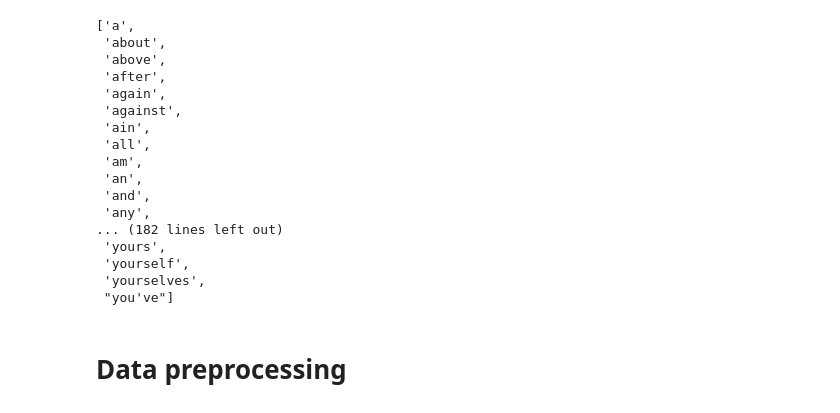
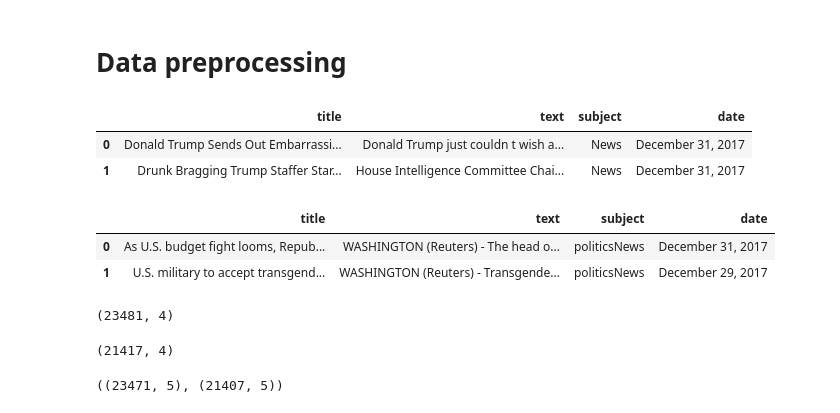
Before and after one commit to ayushkaushikak/FAKE-and-REAL-News-Detection-Using-Machine-Learning, a Jupyter notebook: Fake News Prediction.ipynb, the cells around one changed output. Cells and saved outputs as stored; diff of their text form; code cells hidden in the pictures.

```diff
--- a/Fake News Prediction.ipynb
+++ b/Fake News Prediction.ipynb
@@ -28,23 +25,3 @@ True
-# %%
-stopwords.words('english')
-# %% [output]
-['a',
- 'about',
- 'above',
- 'after',
- 'again',
- 'against',
- 'ain',
- 'all',
- 'am',
- 'an',
- 'and',
- 'any',
-... (182 lines left out)
- 'yours',
- 'yourself',
- 'yourselves',
- "you've"]
 # %% [markdown]
 # Data preprocessing
 # %%
@@ -51,0 +31,20 @@ stopwords.words('english')
+# %%
+df_fake.head(2)
+# %% [output]
+|  | title | text | subject | date |
+| 0 | Donald Trump Sends Out Embarrassi... | Donald Trump just couldn t wish a... | News | December 31, 2017 |
+| 1 | Drunk Bragging Trump Staffer Star... | House Intelligence Committee Chai... | News | December 31, 2017 |
+# %%
+df_true.head(2)
+# %% [output]
+|  | title | text | subject | date |
+| 0 | As U.S. budget fight looms, Repub... | WASHINGTON (Reuters) - The head o... | politicsNews | December 31, 2017 |
+| 1 | U.S. military to accept transgend... | WASHINGTON (Reuters) - Transgende... | politicsNews | December 29, 2017 |
+# %%
+df_fake.shape
+# %% [output]
+(23481, 4)
+# %%
+df_true.shape
+# %% [output]
+(21417, 4)
@@ -51,0 +61,4 @@ stopwords.words('english')
+# %%
+df_fake.shape , df_true.shape
+# %% [output]
+((23471, 5), (21407, 5))
```
Also changed, not shown: parts of 39 cells of this notebook.
